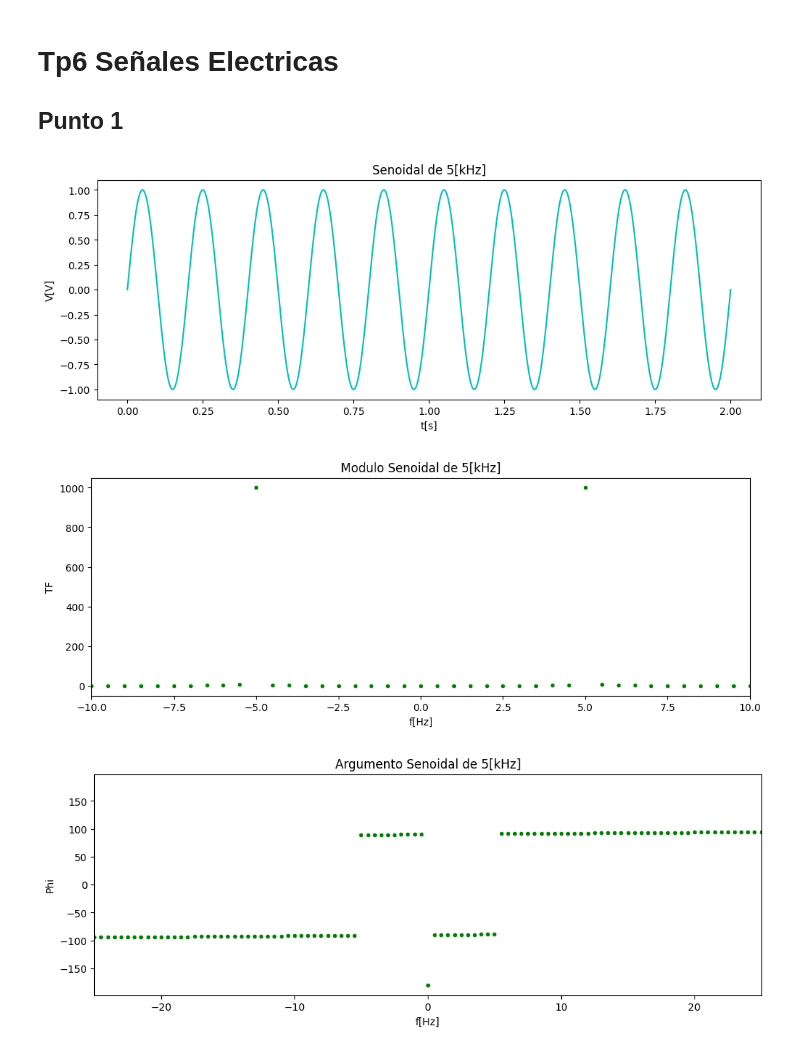
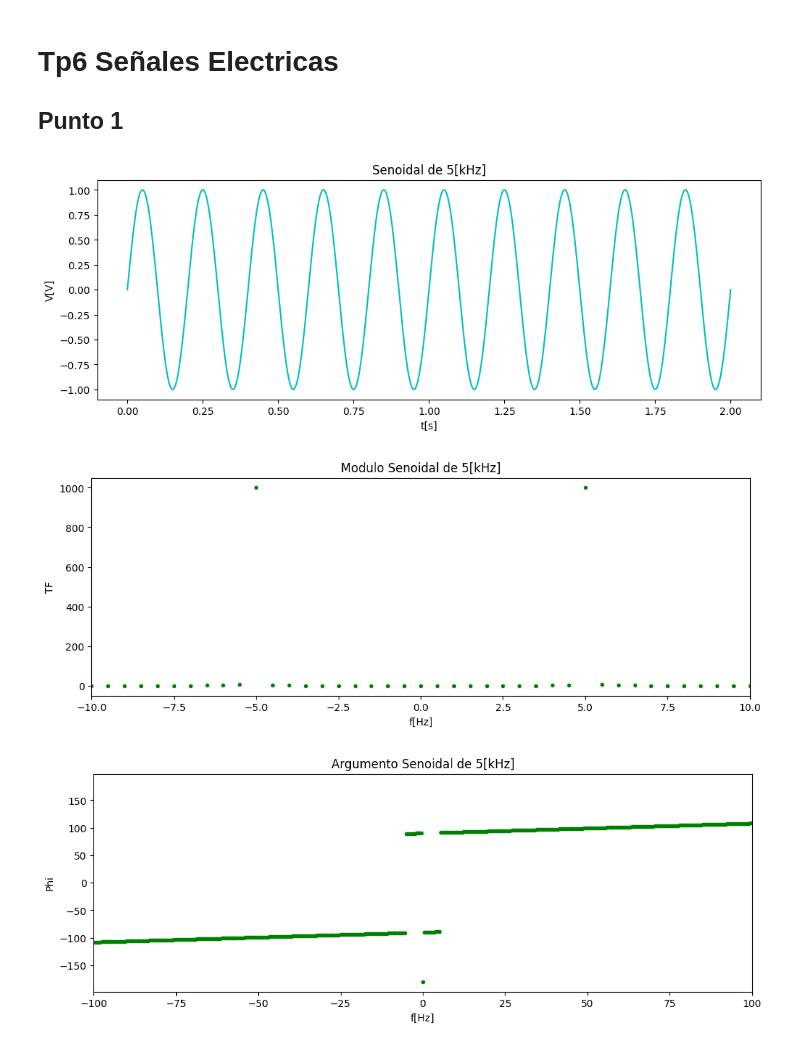
Before and after one commit to EliasGanem/Tps_Senales_Electricas_2024, a Jupyter notebook: Tp6/Tp6.ipynb, the cells around one changed output. Saved outputs shown, nothing was run; the diff lists cells and outputs as text; code cells hidden in the pictures.

```diff
--- a/Tp6/Tp6.ipynb
+++ b/Tp6/Tp6.ipynb
@@ -34,32 +34,32 @@ plt.xlabel("t[s]")
 plt.ylabel("V[V]")
 plt.show()
 
 ## Apartado b
 
 fft_senoidal = fft(senoidal)
 modulo_fft_senoidal = np.abs(fft_senoidal)
 angulo_fft_senoidal = np.angle(fft_senoidal, deg= True)
 fft_frec = fftfreq(len(fft_senoidal), d= 1/frec_muestreo)
 
 
 graf = plt.gcf()
 graf.set_size_inches(30/2.54, 10/2.54)  # ahora en cm
 plt.plot(fft_frec, modulo_fft_senoidal, ".", color= 'g')
 plt.title("Modulo Senoidal de 5[kHz]")
 plt.xlabel("f[Hz]")
 plt.xlim(-10,10)
 plt.ylabel("TF")
 plt.show()
 
 graf = plt.gcf()
 graf.set_size_inches(30/2.54, 10/2.54)  # ahora en cm
 plt.plot(fft_frec, angulo_fft_senoidal, ".", color= 'g')
 plt.title("Argumento Senoidal de 5[kHz]")
 plt.xlabel("f[Hz]")
-plt.xlim(-25,25)
+plt.xlim(-100,100)
 plt.ylabel("Phi")
 plt.show()
 # %% [output]
 [figure]
 [figure]
-[figure, old version]
+[figure, new version]
```
